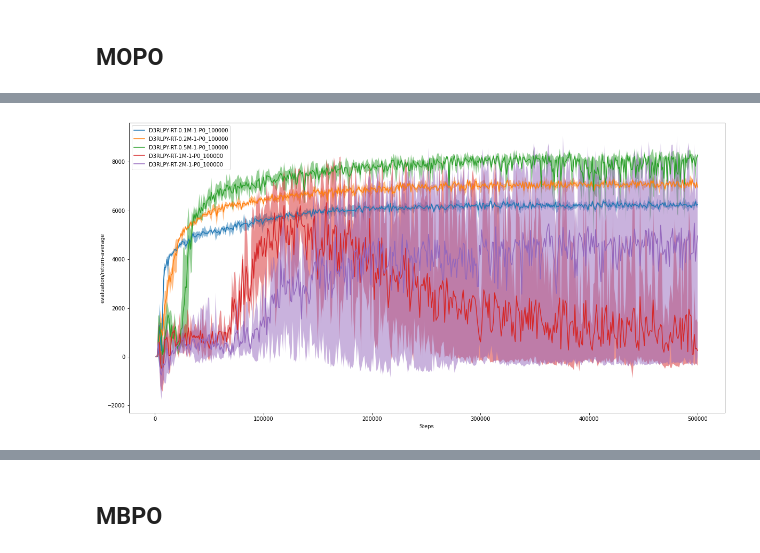
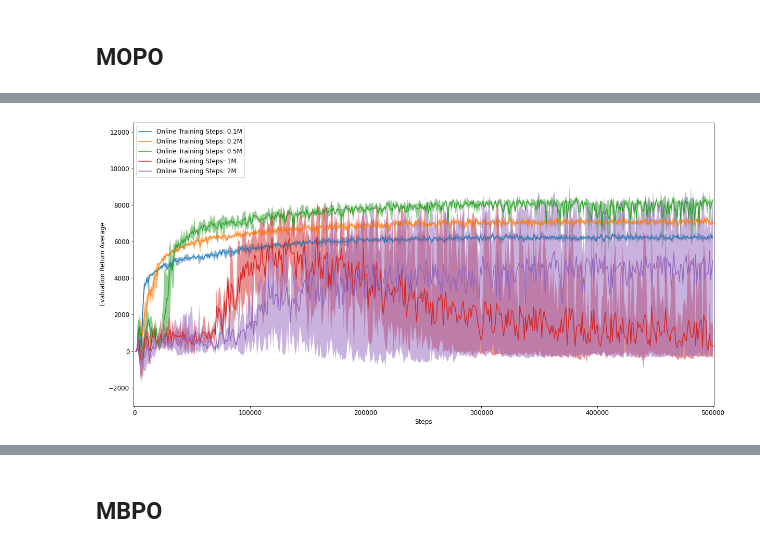
Before and after one commit to thatscotdatasci/mopo, a Jupyter notebook: Analysis_MP449-MP472.ipynb, the cells around one changed output, grey strips where cells are left out. Drawn from its saved outputs; the diff is of its cells as text; code cells hidden in the pictures.

```diff
--- a/Analysis_MP449-MP472.ipynb
+++ b/Analysis_MP449-MP472.ipynb
@@ -13,0 +12,4 @@ plt.rc('font', size=12)
+# %%
+lss = ['-', '--', ':']
+cols = ['#1f77b4', '#ff7f0e', '#2ca02c', '#d62728', '#9467bd', '#8c564b', '#e377c2', '#7f7f7f', '#bcbd22', '#17becf']
+plt.rc('font', size=12)
@@ -104,23 +293,28 @@ pass
 # %%
 fig, ax = plt.subplots(1, 1, figsize=(20,10))
 
+terminal_stats = {}
 feature = 'evaluation/return-average'
-for exp_set in [
-    (MP461, MP462, MP463),
-    (MP464, MP465, MP466),
-    (MP467, MP468, MP469),
-    (MP470, MP471, MP472),
-    (MP542, MP543, MP544),
+for exp_set, steps in [
+    ((MP461, MP462, MP463), '0.1'),
+    ((MP464, MP465, MP466), '0.2'),
+    ((MP467, MP468, MP469), '0.5'),
+    ((MP470, MP471, MP472), '1'),
+    ((MP542, MP543, MP544), '2'),
 ]:
     stacked_data = np.vstack([i.sac.result[feature] for i in exp_set])
     mean_vals = stacked_data.mean(axis=0)
+    std_vals = stacked_data.std(axis=0)
     min_vals = stacked_data.min(axis=0)
     max_vals = stacked_data.max(axis=0)
-    ax.plot(exp.sac.result['timesteps_total'], mean_vals, label=f'{exp_set[0].dataset}')
+    ax.plot(exp.sac.result['timesteps_total'], mean_vals, label=f'Online Training Steps: {steps}M')
     ax.fill_between(exp.sac.result['timesteps_total'], min_vals, max_vals, alpha=0.5)
+    terminal_stats[exp_set[0].dataset] = {'mean': mean_vals[-1], 'std': std_vals[-1], 'text ': f'{mean_vals[-1]:.0f}±{std_vals[-1]:.0f}'}
 ax.set_xlabel('Steps')
-ax.set_ylabel(feature)
-ax.legend()
+ax.set_ylabel('Evaluation Return Average')
+ax.set_xlim(-1000,501000)
+ax.set_ylim(-3000,12500)
+ax.legend(loc='upper left')
 pass
 # %% [output]
-[figure, old version]
+[figure, new version]
```
Also changed, not shown: parts of 11 cells of this notebook, 9 other files.
